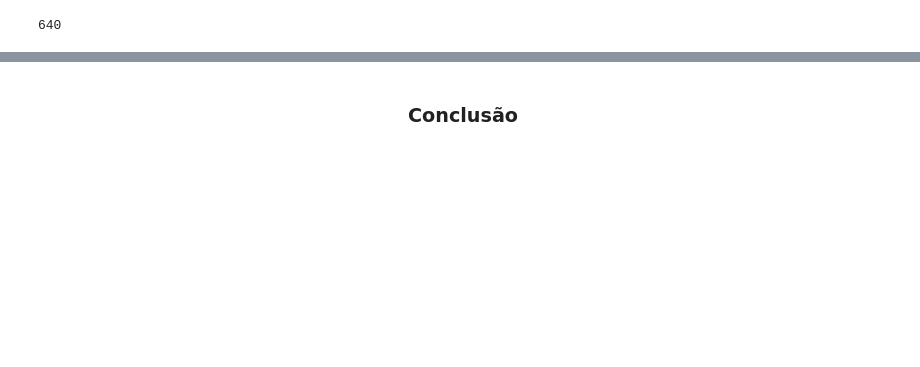
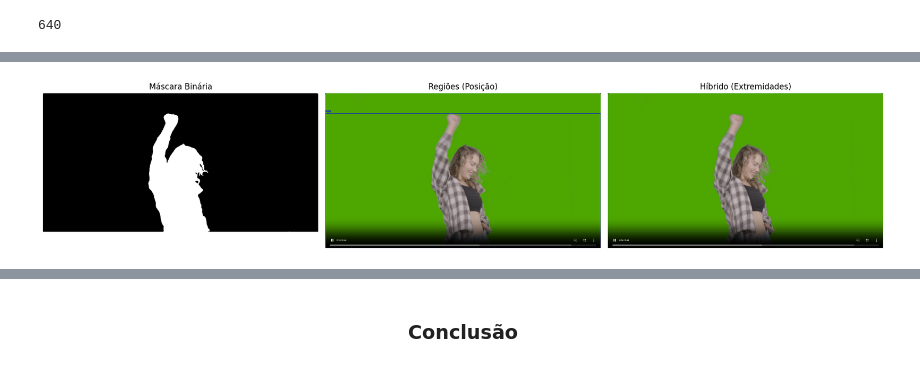
Before and after one commit to jnevesaraujo/piv_tp2-augmentedreality, a Jupyter notebook: T51N-G7-TP2_v2.ipynb, the cells around one changed output, grey strips where cells are left out. Drawn from its saved outputs; the diff is of its cells as text; code cells hidden in the pictures; blank space fills up the shorter version.

```diff
--- a/T51N-G7-TP2_v2.ipynb
+++ b/T51N-G7-TP2_v2.ipynb
@@ -58,0 +237,29 @@ frame_test.shape[1]
+# %%
+def get_contour_data(mask, min_area=1000):
+    """
+    Retorna uma lista de dicionários com dados de todos os contornos válidos.
+    """
+    contours, _ = cv.findContours(mask, cv.RETR_EXTERNAL, cv.CHAIN_APPROX_SIMPLE)
+    valid_data = []
+
+    for cnt in contours:
+        area = cv.contourArea(cnt)
+        if area < min_area:
+            continue
+
+        M = cv.moments(cnt)
+        if M["m00"] == 0: continue
+
+        cx = int(M["m10"] / M["m00"])
+        cy = int(M["m01"] / M["m00"])
+        x, y, w, h = cv.boundingRect(cnt)
+
+        valid_data.append({
+            'contour': cnt,
+            'area': area,
+            'center': (cx, cy),
+            'bbox': (x, y, w, h),
+            'aspect_ratio': w / float(h) if h > 0 else 0
+        })
+
+    return valid_data
@@ -59,3 +410,8 @@ frame_test.shape[1]
+# %%
+dados = detect_hybrid(mask_person)
+visualize_hybrid_results(frame_test, mask_person, dados)
+# %% [output]
+[figure, added]
 # %%
 # Análise de Histograma
 # Identificar cor dominante do fundo
```
Also changed, not shown: parts of 23 cells of this notebook, 4 other files.
